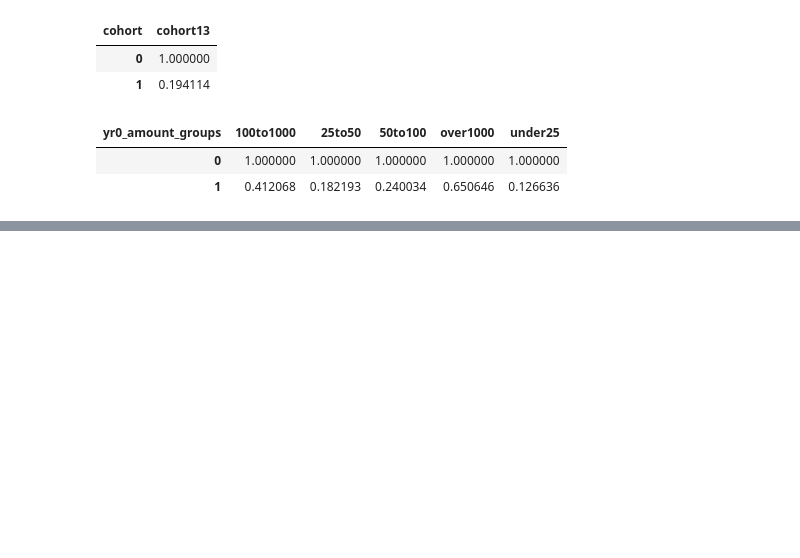
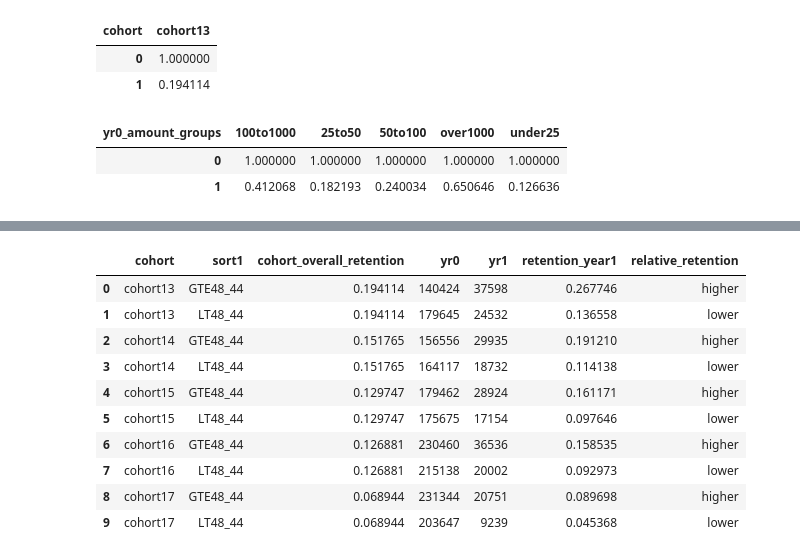
Before and after one commit to erinmarieanderson/donations_part_II, a Jupyter notebook: notebooks/21.ipynb, the cells around one changed output, grey strips where cells are left out. Cells and saved outputs as stored; diff of their text form; code cells hidden in the pictures; blank space fills up the shorter version.

```diff
--- a/notebooks/21.ipynb
+++ b/notebooks/21.ipynb
@@ -201,0 +473,16 @@ fig.show()
+# %%
+conditions=[
+    find['cohort'] == "cohort13",
+    find['cohort'] == "cohort14",
+    find['cohort'] == "cohort15",
+    find['cohort'] == "cohort16",
+    find['cohort'] == "cohort17"
+]
+
+choices=[find.query('cohort == "cohort13"').groupby('cohort').sum()['yr1']/find.query('cohort == "cohort13"').groupby('cohort').sum()['yr0'],
+         find.query('cohort == "cohort14"').groupby('cohort').sum()['yr1']/find.query('cohort == "cohort14"').groupby('cohort').sum()['yr0'],
+         find.query('cohort == "cohort15"').groupby('cohort').sum()['yr1']/find.query('cohort == "cohort15"').groupby('cohort').sum()['yr0'],
+         find.query('cohort == "cohort16"').groupby('cohort').sum()['yr1']/find.query('cohort == "cohort16"').groupby('cohort').sum()['yr0'],
+         find.query('cohort == "cohort17"').groupby('cohort').sum()['yr1']/find.query('cohort == "cohort17"').groupby('cohort').sum()['yr0']]
+
+find['cohort_overall_retention']=np.select(conditions, choices)
@@ -201,0 +504,2 @@ fig.show()
+# %%
+find1=find.groupby(['cohort','sort1','cohort_overall_retention']).sum()[['yr0','yr1']].reset_index()
@@ -201,0 +520,26 @@ fig.show()
+# %%
+find1['retention_year1']=find1['yr1']/find1['yr0']
+# %%
+conditions=[
+    find1['retention_year1'] > find1['cohort_overall_retention'],
+    find1['retention_year1'] < find1['cohort_overall_retention'],
+    find1['retention_year1'] == find1['cohort_overall_retention']
+    ]
+
+choices=['higher','lower', 'same']
+
+find1['relative_retention'] = np. select(conditions, choices)
+# %%
+find1
+# %% [output]
+|  | cohort | sort1 | cohort_overall_retention | yr0 | yr1 | retention_year1 | relative_retention |
+| 0 | cohort13 | GTE48_44 | 0.194114 | 140424 | 37598 | 0.267746 | higher |
+| 1 | cohort13 | LT48_44 | 0.194114 | 179645 | 24532 | 0.136558 | lower |
+| 2 | cohort14 | GTE48_44 | 0.151765 | 156556 | 29935 | 0.191210 | higher |
+| 3 | cohort14 | LT48_44 | 0.151765 | 164117 | 18732 | 0.114138 | lower |
+| 4 | cohort15 | GTE48_44 | 0.129747 | 179462 | 28924 | 0.161171 | higher |
+| 5 | cohort15 | LT48_44 | 0.129747 | 175675 | 17154 | 0.097646 | lower |
+| 6 | cohort16 | GTE48_44 | 0.126881 | 230460 | 36536 | 0.158535 | higher |
+| 7 | cohort16 | LT48_44 | 0.126881 | 215138 | 20002 | 0.092973 | lower |
+| 8 | cohort17 | GTE48_44 | 0.068944 | 231344 | 20751 | 0.089698 | higher |
+| 9 | cohort17 | LT48_44 | 0.068944 | 203647 | 9239 | 0.045368 | lower |
```
Also changed, not shown: parts of 34 cells of this notebook.
